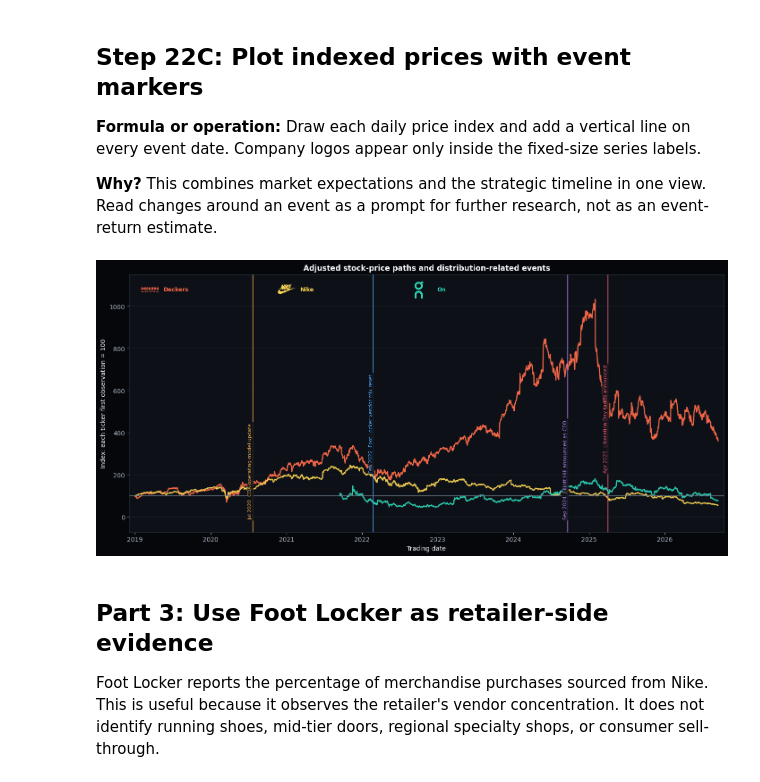
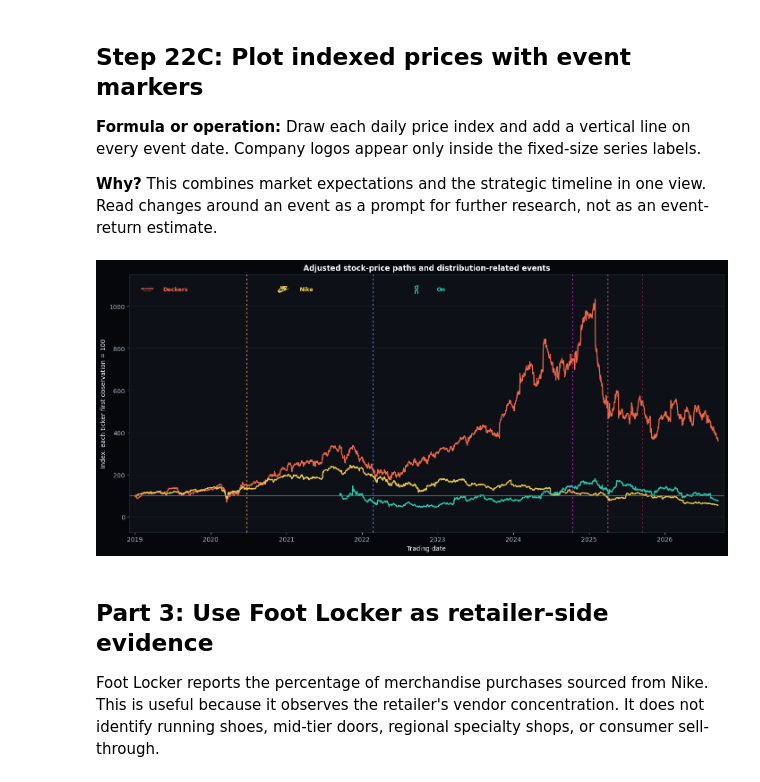
Before and after one commit to IshaPatro/Equity-Research-Report-Nike-, a Jupyter notebook: research/nike_distribution_case_study.ipynb, the cells around one changed output. Cells and saved outputs as stored; diff of their text form; code cells hidden in the pictures.

Commit message:
Added dashboard

```diff
--- a/research/nike_distribution_case_study.ipynb
+++ b/research/nike_distribution_case_study.ipynb
@@ -97,9 +97,9 @@ if str(root) not in sys.path:
     sys.path.insert(0, str(root))
 
 import importlib
-import ui.constants as chart_constants
+import constants as chart_constants
 importlib.reload(chart_constants)
-from ui.constants import (BACKGROUND, PANEL_BACKGROUND, TEXT, MUTED_TEXT, GRID,
+from constants import (BACKGROUND, PANEL_BACKGROUND, TEXT, MUTED_TEXT, GRID,
                           REFERENCE, FOOT_LOCKER, COMPANY_COLORS, CHANNEL_COLORS,
                           LOGO_FILES, LOGO_DISPLAY_PX, EVENT_COLORS)
 
@@ -159,6 +159,16 @@ def tinted_logo(company):
     return tinted
 
 
+def add_logo_label(ax, company, x, y, fontsize=9):
+    image = OffsetImage(tinted_logo(company), zoom=LOGO_DISPLAY_PX / 220)
+    label = AnnotationBbox(image, (x, y), xycoords='axes fraction',
+                           frameon=False, box_alignment=(0, .5), pad=0)
+    ax.add_artist(label)
+    ax.annotate(company, (x, y), xycoords='axes fraction', xytext=(LOGO_DISPLAY_PX + 7, 0),
+                textcoords='offset points', va='center', ha='left', fontsize=fontsize,
+                color=COMPANY_COLORS[company], fontweight='bold')
+
+
 def add_company_labels(ax, companies, y=.94, fontsize=9):
     x_positions = np.linspace(.02, .48, len(companies))
     for x, company in zip(x_positions, companies):
@@ -716,23 +743,24 @@ input-cost risk:
 > event study. No market-model adjustment, statistical significance test or causal attribution is
 > performed.
 # %%
+# This registry is the single source of truth for the dashboard timeline and price-chart markers.
 events = pd.DataFrame([
-    {'event_date': '2020-07-22', 'event': 'CDA operating-model update',
-     'category': 'strategy',
+    {'event_date': '2020-06-24', 'event': 'Consumer Direct Acceleration', 'category': 'strategy',
      'source_url': 'https://investors.nike.com/investors/news-events-and-reports/investor-news/investor-news-details/2020/Nike-Announces-Senior-Leadership-Changes-to-Unlock-Future-Growth-Through-the-Consumer-Direct-Acceleration/default.aspx'},
-    {'event_date': '2022-02-25', 'event': 'Foot Locker vendor-mix reset',
-     'category': 'retailer',
+    {'event_date': '2022-02-25', 'event': 'Foot Locker diversifies', 'category': 'retailer',
      'source_url': 'https://investors.footlocker-inc.com/news-releases/news-release-details/foot-locker-inc-reports-2021-fourth-quarter-and-full-year'},
-    {'event_date': '2024-09-19', 'event': 'Elliott Hill announced as CEO',
-     'category': 'leadership',
+    {'event_date': '2024-10-14', 'event': 'Elliott Hill returns', 'category': 'transition',
      'source_url': 'https://about.nike.com/en/newsroom/releases/nike-inc-announces-return-of-long-time-nike-veteran-elliott-hill-as-president-and-ceo'},
-    {'event_date': '2025-04-02', 'event': 'Liberation Day tariffs announced',
-     'category': 'macro',
+    {'event_date': '2025-04-02', 'event': 'Liberation Day tariffs', 'category': 'macro',
      'source_url': 'https://www.whitehouse.gov/fact-sheets/2025/04/fact-sheet-president-donald-j-trump-declares-national-emergency-to-increase-our-competitive-edge-protect-our-sovereignty-and-strengthen-our-national-and-economic-security/'},
+    {'event_date': '2025-09-15', 'event': 'Win Now priorities', 'category': 'execution',
+     'source_url': 'https://investors.nike.com/investors/news-events-and-reports/investor-news/default.aspx'},
 ])
 events['event_date'] = pd.to_datetime(events.event_date)
 assert events.event_date.between(research_start, research_cutoff).all()
 assert events.source_url.str.startswith('https://').all()
+assert events.event.is_unique
+assert len(events) == 5
 display(events)
 # %% [output]
 |  | event_date | event | category | source_url |
@@ -751,29 +780,26 @@ around an event as a prompt for further research, not as an event-return estimat
 # %%
 fig_price_events, ax = plt.subplots(figsize=(14, 6.5), layout='constrained')
 for company, group in price_index.groupby('company'):
     ax.plot(group.date, group.price_index, color=COMPANY_COLORS[company],
             linewidth=1.8, alpha=.95)
 
-for level, event in enumerate(events.itertuples()):
-    color = EVENT_COLORS[event.category]
-    ax.axvline(event.event_date, color=color, linewidth=1.2, alpha=.9)
-    ax.text(event.event_date, .05 + .18 * (level % 2),
-            f'{event.event_date:%b %Y}  {event.event}',
-            transform=ax.get_xaxis_transform(), rotation=90,
-            color=color, fontsize=8, va='bottom', ha='right',
-            bbox={'facecolor': PANEL_BACKGROUND, 'edgecolor': 'none', 'alpha': .82, 'pad': 2})
+# Dotted, color-coded lines map one-to-one to the six events in the dashboard timeline.
+for event in events.itertuples():
+    ax.axvline(event.event_date, color=EVENT_COLORS[event.category], linewidth=1.35,
+               linestyle=(0, (2, 3)), alpha=.95, zorder=1)
 
 ax.axhline(100, color=REFERENCE, linewidth=1)
 ax.set(title='Adjusted stock-price paths and distribution-related events',
        xlabel='Trading date', ylabel='Index: each ticker first observation = 100')
 ax.xaxis.set_major_locator(mdates.YearLocator())
 ax.xaxis.set_major_formatter(mdates.DateFormatter('%Y'))
 ax.margins(x=.01, y=.12)
 style_axes(ax)
 add_company_labels(ax, ['Deckers', 'Nike', 'On'])
+plt.savefig(output / 'equity_prices_with_events.png', dpi=160, bbox_inches='tight', facecolor=BACKGROUND)
 plt.show()
 # %% [output]
-[figure, old version]
+[figure, new version]
 # %% [markdown]
 ## Part 3: Use Foot Locker as retailer-side evidence
 
```
Also changed, not shown: parts of 18 cells of this notebook, 57 other files.
